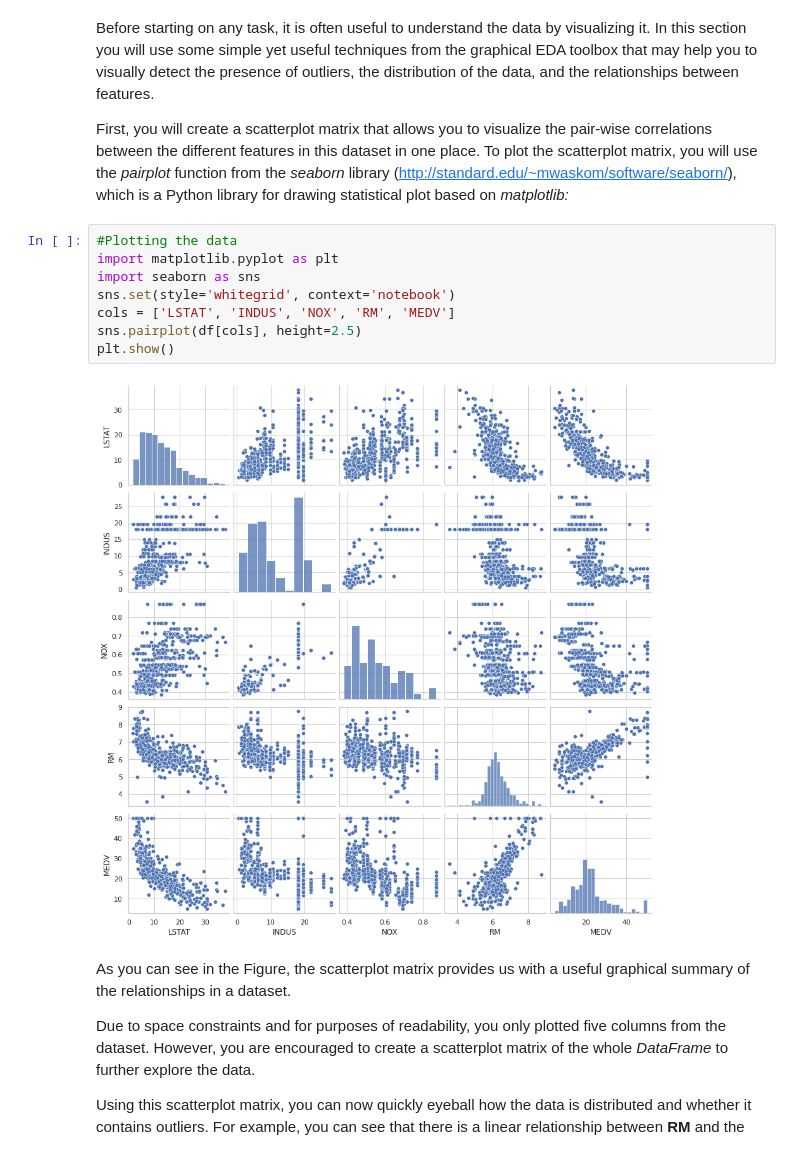
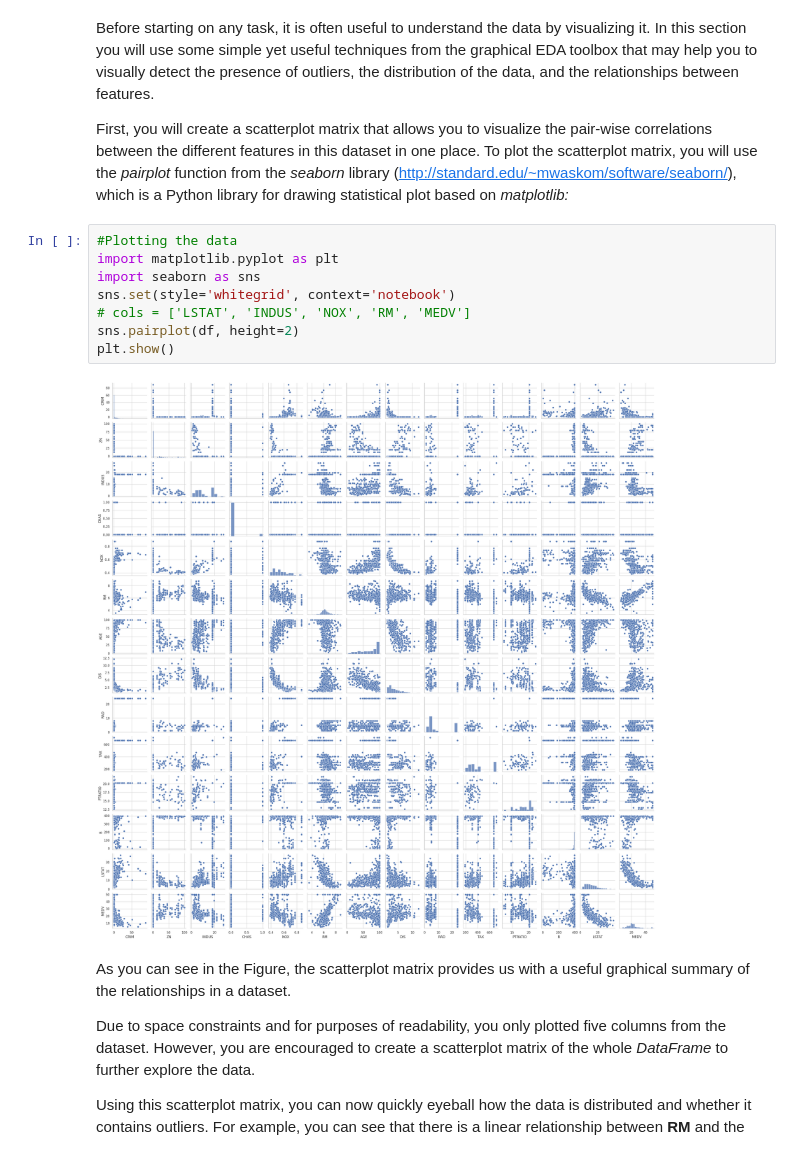
Before and after one commit to lazylace37/uni_machine_learning, a Jupyter notebook: Linear_Regression.ipynb, the cells around one changed output. Cells and saved outputs as stored; diff of their text form.

```diff
--- a/Linear_Regression.ipynb
+++ b/Linear_Regression.ipynb
@@ -55,13 +55,13 @@ First, you will create a scatterplot matrix that allows you to visualize the pai
 # %%
 #Plotting the data
 import matplotlib.pyplot as plt
 import seaborn as sns
 sns.set(style='whitegrid', context='notebook')
-cols = ['LSTAT', 'INDUS', 'NOX', 'RM', 'MEDV']
-sns.pairplot(df[cols], height=2.5)
+# cols = ['LSTAT', 'INDUS', 'NOX', 'RM', 'MEDV']
+sns.pairplot(df, height=2)
 plt.show()
 # %% [output]
-[figure, old version]
+[figure, new version]
 # %% [markdown]
 As you can see in the Figure, the scatterplot matrix provides us with a useful graphical summary of the relationships in a dataset.
 
```
Also changed, not shown: parts of 9 cells of this notebook.
